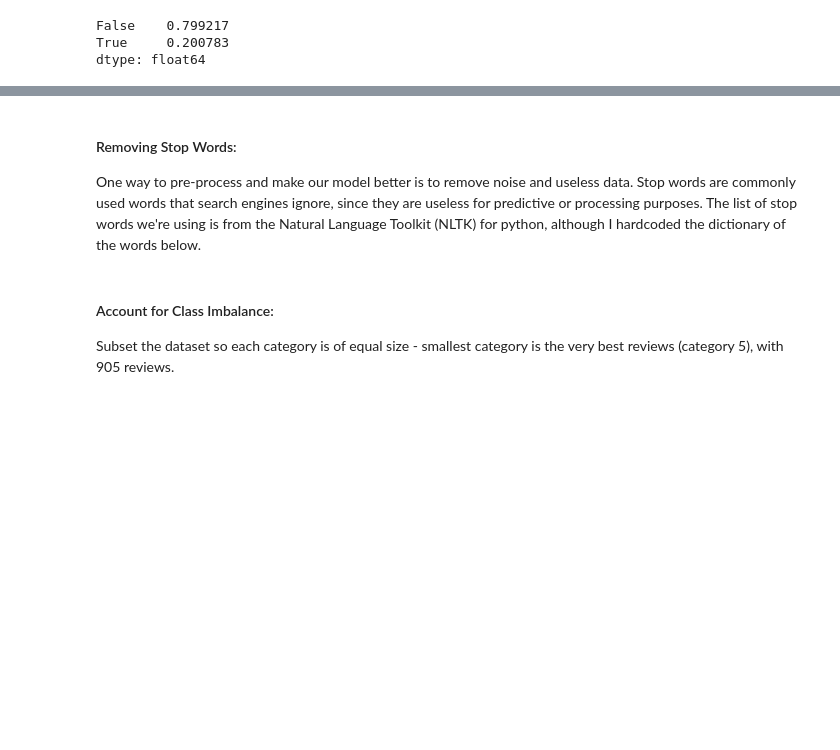
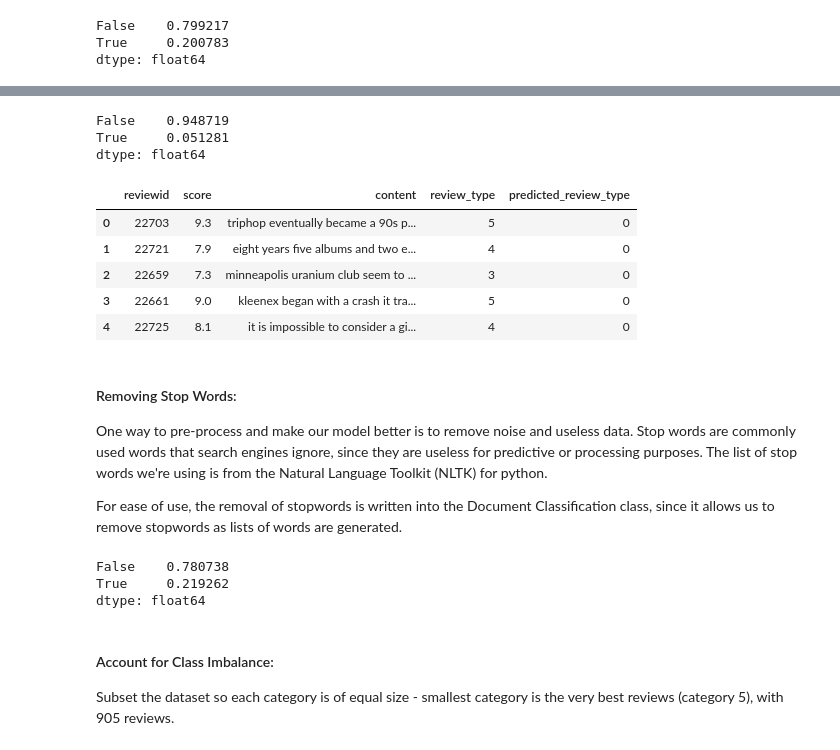
Before and after one commit to lindseyberlin/Revised-Module-3-Project, a Jupyter notebook: Score_Prediction.ipynb, the cells around one changed output, grey strips where cells are left out. Drawn from its saved outputs; the diff is of its cells as text; code cells hidden in the pictures; blank space fills up the shorter version.

Commit message:
Finished pre-processing, added random number comparison

```diff
--- a/Score_Prediction.ipynb
+++ b/Score_Prediction.ipynb
@@ -389,0 +504,15 @@ Our initial results are not great! Our model can only predict the category 20% o
+# %%
+third_refined_df = second_refinement.data.copy()
+third_refined_df.drop("predicted_review_type", axis=1, inplace=True)
+# %%
+punctuation = ["’", "‘", "”", "“", '!', '"', '#', '$', '%', '&', "'", '(',
+               ')', '*', '+', ',', '-', '.', '/', ':', ';', '<', '=', '>',
+               '?', '@', '[', '\\', ']', '^', '_', '`', '{', '|', '}', '~', "—"]
+
+def remove_punctuation(text):
+    for symbol in punctuation:
+        text = text.replace(symbol, '')
+    return text
+
+third_refined_df["content"] = third_refined_df["content"].apply(remove_punctuation)
+third_refined_df.head()
@@ -390,4 +526,32 @@ Our initial results are not great! Our model can only predict the category 20% o
+# %%
+third_refinement = DocumentClassification(third_refined_df,
+                                          "content",
+                                          "review_type")
+
+third_predicted_target = []
+for row in range(len(third_refinement.data)):
+    third_predicted_target.append(third_refinement.classify_doc(
+        third_refinement.data.iloc[row][third_refinement.word_loc]))
+# %%
+third_refinement.data["predicted_review_type"] = third_predicted_target
+third_residuals = third_refinement.data[third_refinement.category_loc] == third_refinement.data["predicted_review_type"]
+third_residuals.value_counts(normalize=True)
+# %% [output]
+False    0.948719
+True     0.051281
+dtype: float64
+# %%
+third_refinement.data.head()
+# %% [output]
+|  | reviewid | score | content | review_type | predicted_review_type |
+| 0 | 22703 | 9.3 | triphop eventually became a 90s p... | 5 | 0 |
+| 1 | 22721 | 7.9 | eight years five albums and two e... | 4 | 0 |
+| 2 | 22659 | 7.3 | minneapolis uranium club seem to ... | 3 | 0 |
+| 3 | 22661 | 9.0 | kleenex began with a crash it tra... | 5 | 0 |
+| 4 | 22725 | 8.1 | it is impossible to consider a gi... | 4 | 0 |
 # %% [markdown]
 #### Removing Stop Words:
 
-One way to pre-process and make our model better is to remove noise and useless data. Stop words are commonly used words that search engines ignore, since they are useless for predictive or processing purposes. The list of stop words we're using is from the Natural Language Toolkit (NLTK) for python, although I hardcoded the dictionary of the words below.
+One way to pre-process and make our model better is to remove noise and useless data. Stop words are commonly used words that search engines ignore, since they are useless for predictive or processing purposes. The list of stop words we're using is from the Natural Language Toolkit (NLTK) for python.
+
+For ease of use, the removal of stopwords is written into the Document Classification class, since it allows us to remove stopwords as lists of words are generated.
@@ -412,3 +571,11 @@ stop_words = {'ourselves', 'hers', 'between', 'yourself', 'but', 'again',
+# %%
+fourth_refinement.data["predicted_review_type"] = fourth_predicted_target
+fourth_residuals = fourth_refinement.data[fourth_refinement.category_loc] == fourth_refinement.data["predicted_review_type"]
+fourth_residuals.value_counts(normalize=True)
+# %% [output]
+False    0.780738
+True     0.219262
+dtype: float64
 # %% [markdown]
 #### Account for Class Imbalance:
 
```
Also changed, not shown: parts of 42 cells of this notebook.
